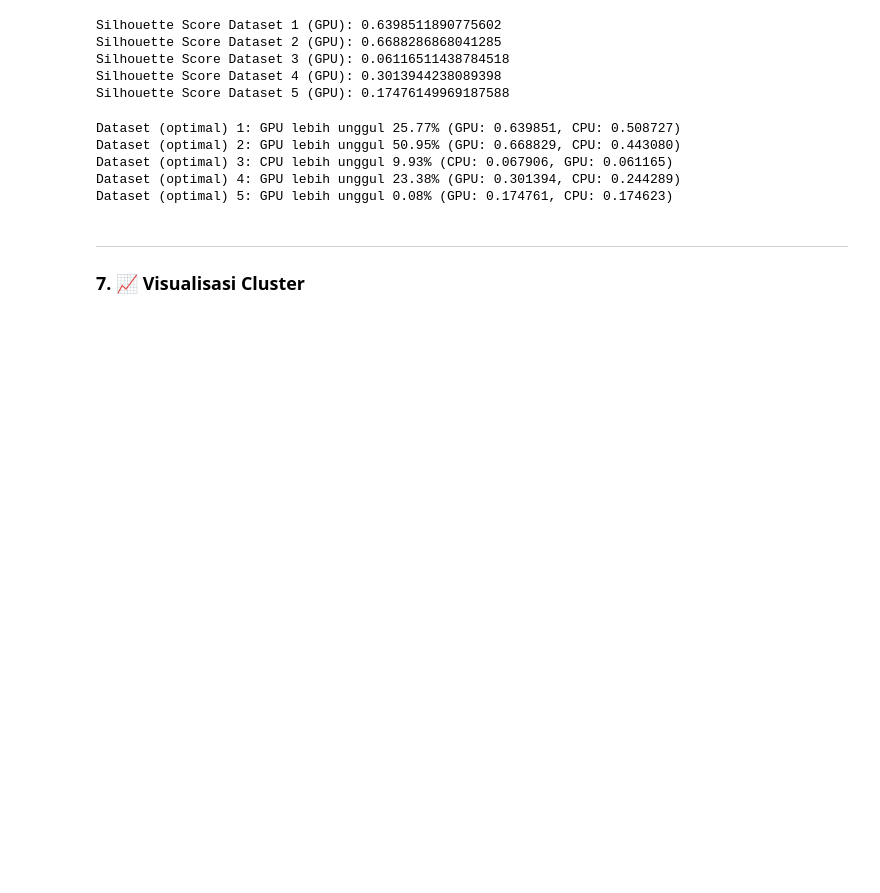
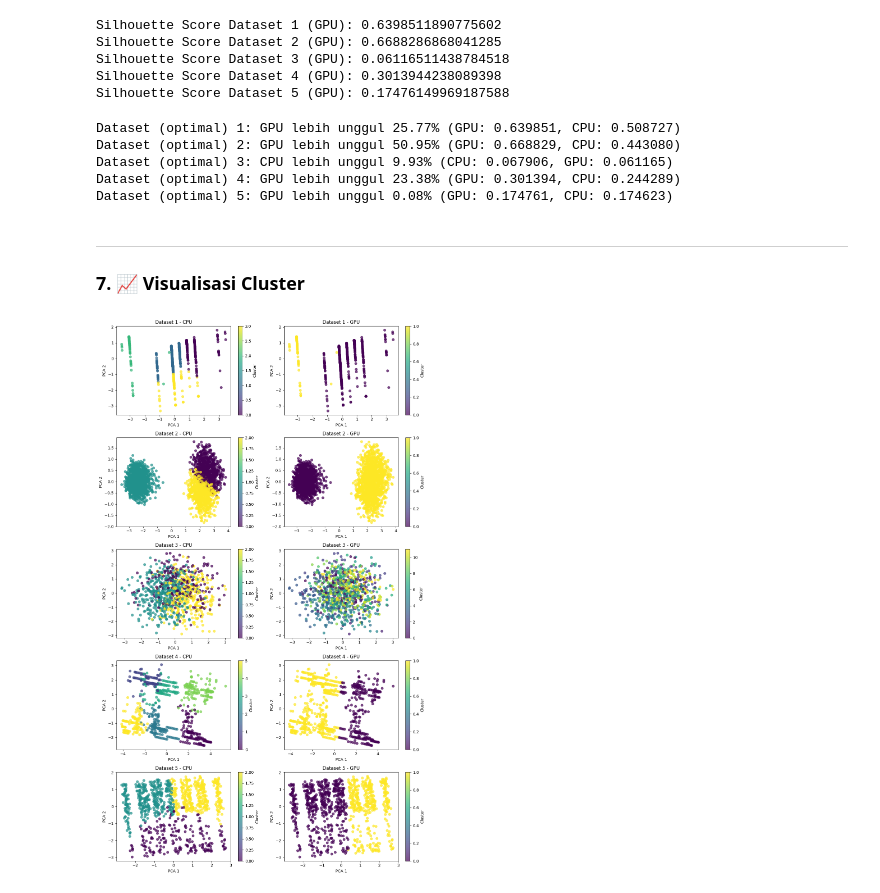
Before and after one commit to rizkyfauziilmi/TUGAS_UAS_ML, a Jupyter notebook: clustering_data_kecil.ipynb, the cells around one changed output. Drawn from its saved outputs; the diff is of its cells as text; code cells hidden in the pictures; blank space fills up the shorter version.

Commit message:
visualisasi cluster

```diff
--- a/clustering_data_kecil.ipynb
+++ b/clustering_data_kecil.ipynb
@@ -870,0 +917,28 @@ Dataset (optimal) 5: GPU lebih unggul 0.08% (GPU: 0.174761, CPU: 0.174623)
+# %%
+datasets_cudf = [df1, df2, df3, df4, df5]
+datasets_np = [df1_np, df2_np, df3_np, df4_np, df5_np]
+cpu_labels = [
+    df1_cluster_labels_optimal_cpu,
+    df2_cluster_labels_optimal_cpu,
+    df3_cluster_labels_optimal_cpu,
+    df4_cluster_labels_optimal_cpu,
+    df5_cluster_labels_optimal_cpu
+]
+gpu_labels = [
+    df1_cluster_labels_optimal_gpu,
+    df2_cluster_labels_optimal_gpu,
+    df3_cluster_labels_optimal_gpu,
+    df4_cluster_labels_optimal_gpu,
+    df5_cluster_labels_optimal_gpu
+]
+dataset_names = ["Dataset 1", "Dataset 2", "Dataset 3", "Dataset 4", "Dataset 5"]
+
+plot_all_clusters_pca_subplot(
+    datasets_cudf,
+    datasets_np,
+    cpu_labels,
+    gpu_labels,
+    dataset_names
+)
+# %% [output]
+[figure, added]
```
Also changed, not shown: parts of 1 cell of this notebook.
